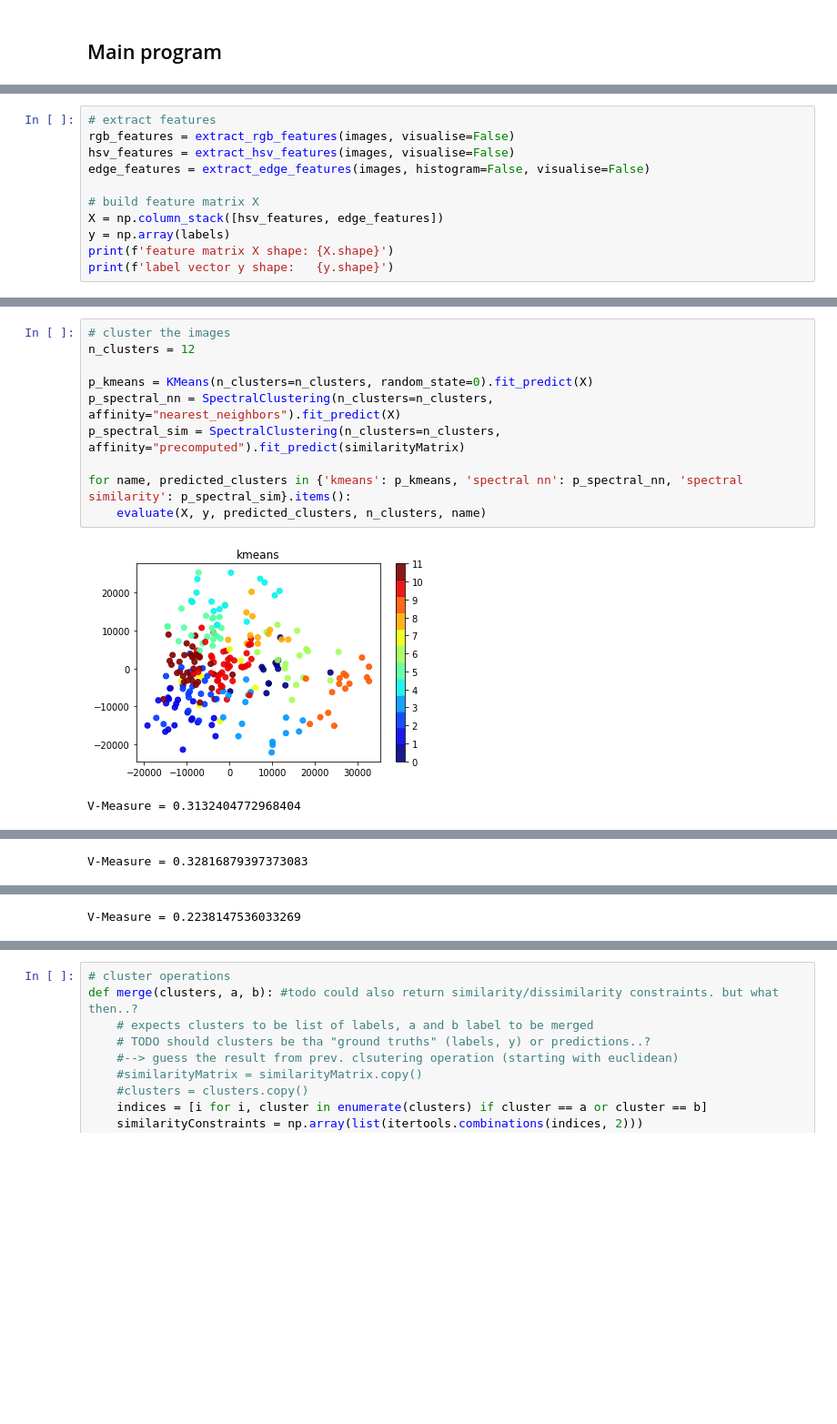
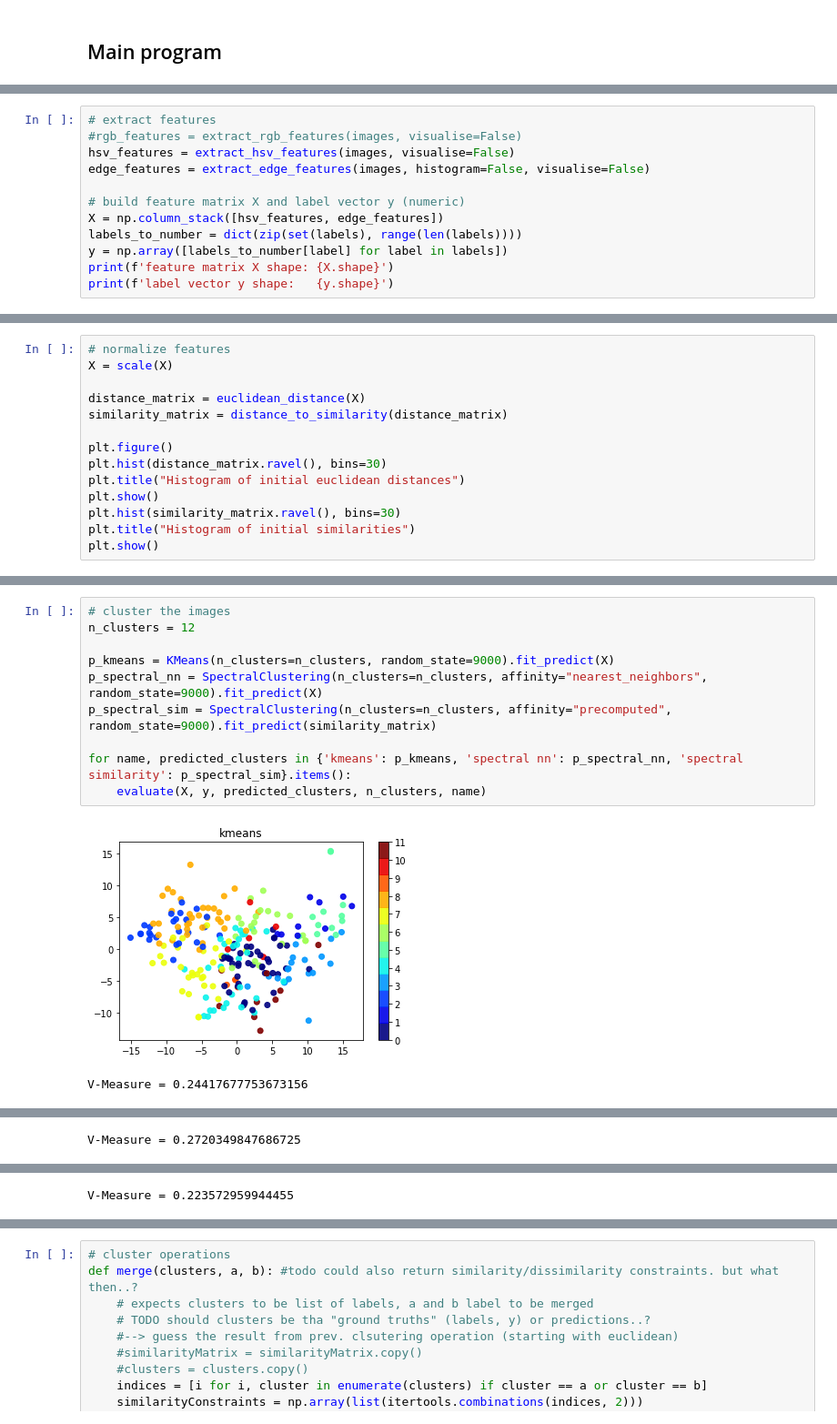
Before and after one commit to patricsteiner/image_clustering, a Jupyter notebook: intelligent_image_clustering.ipynb, the cells around one changed output, grey strips where cells are left out. Shown at 91% size. Drawn from its saved outputs; the diff is of its cells as text; blank space fills up the shorter version.

```diff
--- a/intelligent_image_clustering.ipynb
+++ b/intelligent_image_clustering.ipynb
@@ -191,12 +210,13 @@ prepared 229 images
 # %%
 # extract features
-rgb_features = extract_rgb_features(images, visualise=False)
+#rgb_features = extract_rgb_features(images, visualise=False)
 hsv_features = extract_hsv_features(images, visualise=False)
 edge_features = extract_edge_features(images, histogram=False, visualise=False)
 
-# build feature matrix X
+# build feature matrix X and label vector y (numeric)
 X = np.column_stack([hsv_features, edge_features])
-y = np.array(labels)
+labels_to_number = dict(zip(set(labels), range(len(labels))))
+y = np.array([labels_to_number[label] for label in labels])
 print(f'feature matrix X shape: {X.shape}')
 print(f'label vector y shape:   {y.shape}')
 # %% [output]
@@ -214,0 +225,14 @@ plt.show()
+# %%
+# normalize features
+X = scale(X)
+
+distance_matrix = euclidean_distance(X)
+similarity_matrix = distance_to_similarity(distance_matrix)
+
+plt.figure()
+plt.hist(distance_matrix.ravel(), bins=30)
+plt.title("Histogram of initial euclidean distances")
+plt.show()
+plt.hist(similarity_matrix.ravel(), bins=30)
+plt.title("Histogram of initial similarities")
+plt.show()
@@ -215,13 +242,13 @@ plt.show()
 # %%
 # cluster the images
 n_clusters = 12
 
-p_kmeans = KMeans(n_clusters=n_clusters, random_state=0).fit_predict(X)
-p_spectral_nn = SpectralClustering(n_clusters=n_clusters, affinity="nearest_neighbors").fit_predict(X)
-p_spectral_sim = SpectralClustering(n_clusters=n_clusters, affinity="precomputed").fit_predict(similarityMatrix)
+p_kmeans = KMeans(n_clusters=n_clusters, random_state=9000).fit_predict(X)
+p_spectral_nn = SpectralClustering(n_clusters=n_clusters, affinity="nearest_neighbors", random_state=9000).fit_predict(X)
+p_spectral_sim = SpectralClustering(n_clusters=n_clusters, affinity="precomputed", random_state=9000).fit_predict(similarity_matrix)
 
 for name, predicted_clusters in {'kmeans': p_kmeans, 'spectral nn': p_spectral_nn, 'spectral similarity': p_spectral_sim}.items():
     evaluate(X, y, predicted_clusters, n_clusters, name)
 # %% [output]
-[figure, old version]
+[figure, new version]
-V-Measure = 0.3132404772968404
+V-Measure = 0.24417677753673156
@@ -229 +256 @@ V-Measure = 0.3132404772968404
-V-Measure = 0.32816879397373083
+V-Measure = 0.2720349847686725
@@ -231 +258 @@ V-Measure = 0.32816879397373083
-V-Measure = 0.2238147536033269
+V-Measure = 0.223572959944455
```
Also changed, not shown: parts of 16 cells of this notebook.
